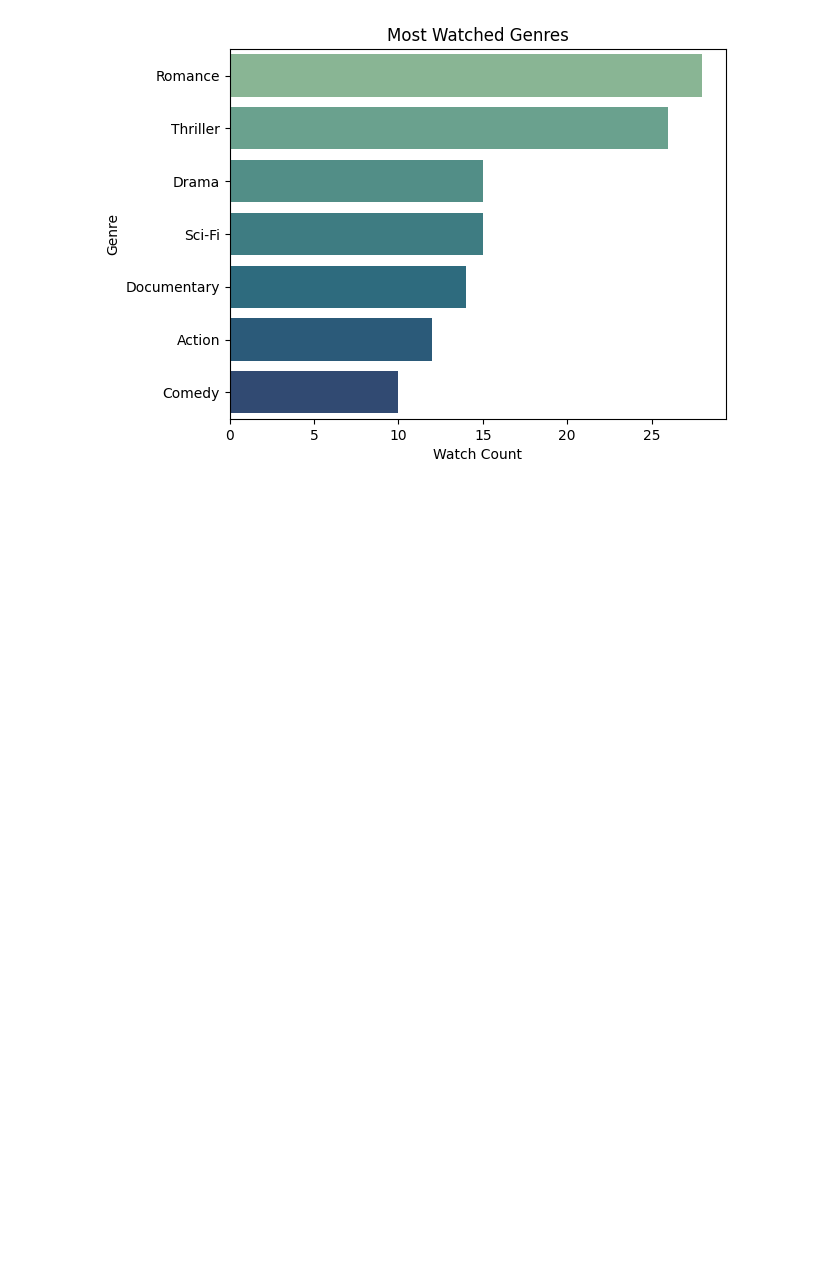
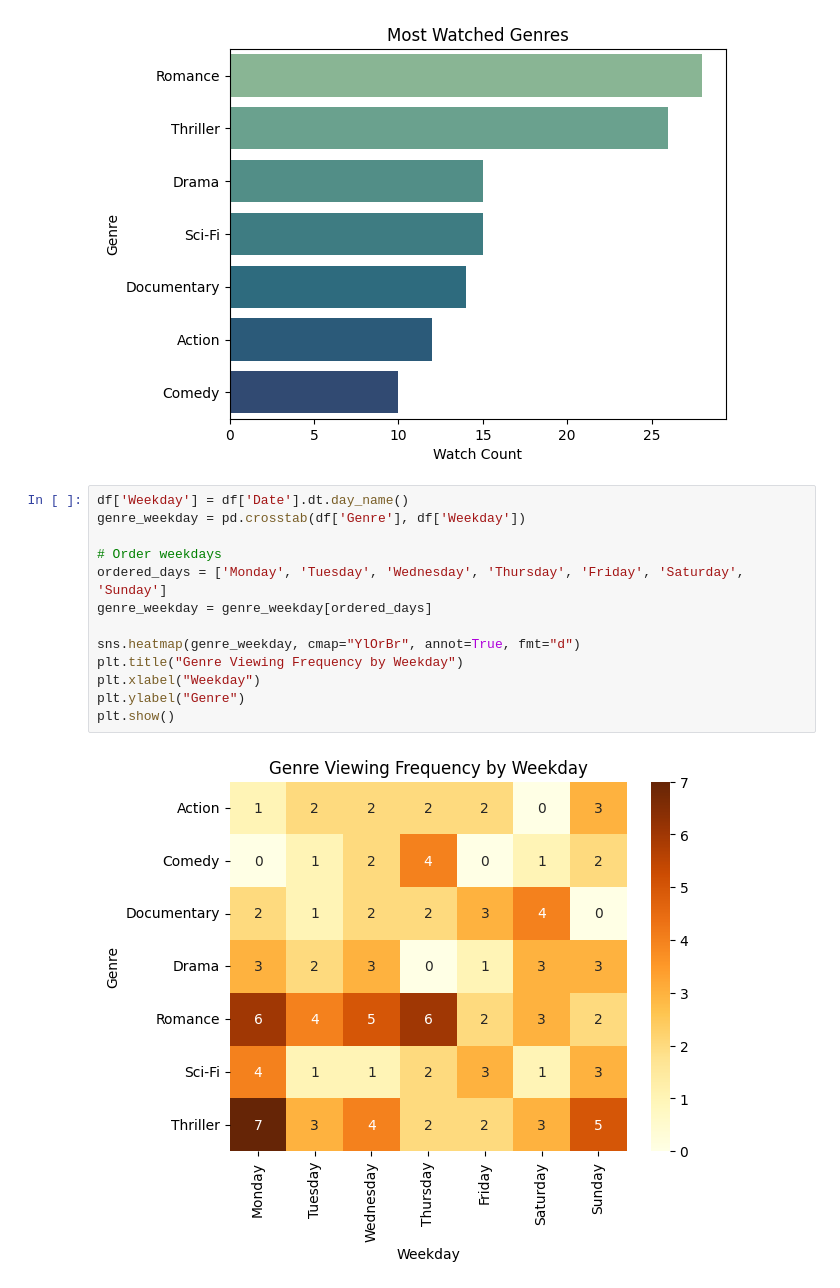
Before and after one commit to ARUNAGIRINATHAN-K/Data-Analyst-Project-Portfolio, a Jupyter notebook: Netflix-WatchPattern-Analytics/notebooks/05_genre_analysis.ipynb, the cells around one changed output. Drawn from its saved outputs; the diff is of its cells as text; blank space fills up the shorter version.

```diff
--- a/Netflix-WatchPattern-Analytics/notebooks/05_genre_analysis.ipynb
+++ b/Netflix-WatchPattern-Analytics/notebooks/05_genre_analysis.ipynb
@@ -24,3 +24,18 @@ Passing `palette` without assigning `hue` is deprecated and will be removed in v
 
   sns.barplot(x=genre_counts.values, y=genre_counts.index, palette="crest")
 [figure]
+# %%
+df['Weekday'] = df['Date'].dt.day_name()
+genre_weekday = pd.crosstab(df['Genre'], df['Weekday'])
+
+# Order weekdays
+ordered_days = ['Monday', 'Tuesday', 'Wednesday', 'Thursday', 'Friday', 'Saturday', 'Sunday']
+genre_weekday = genre_weekday[ordered_days]
+
+sns.heatmap(genre_weekday, cmap="YlOrBr", annot=True, fmt="d")
+plt.title("Genre Viewing Frequency by Weekday")
+plt.xlabel("Weekday")
+plt.ylabel("Genre")
+plt.show()
+# %% [output]
+[figure, added]
```
